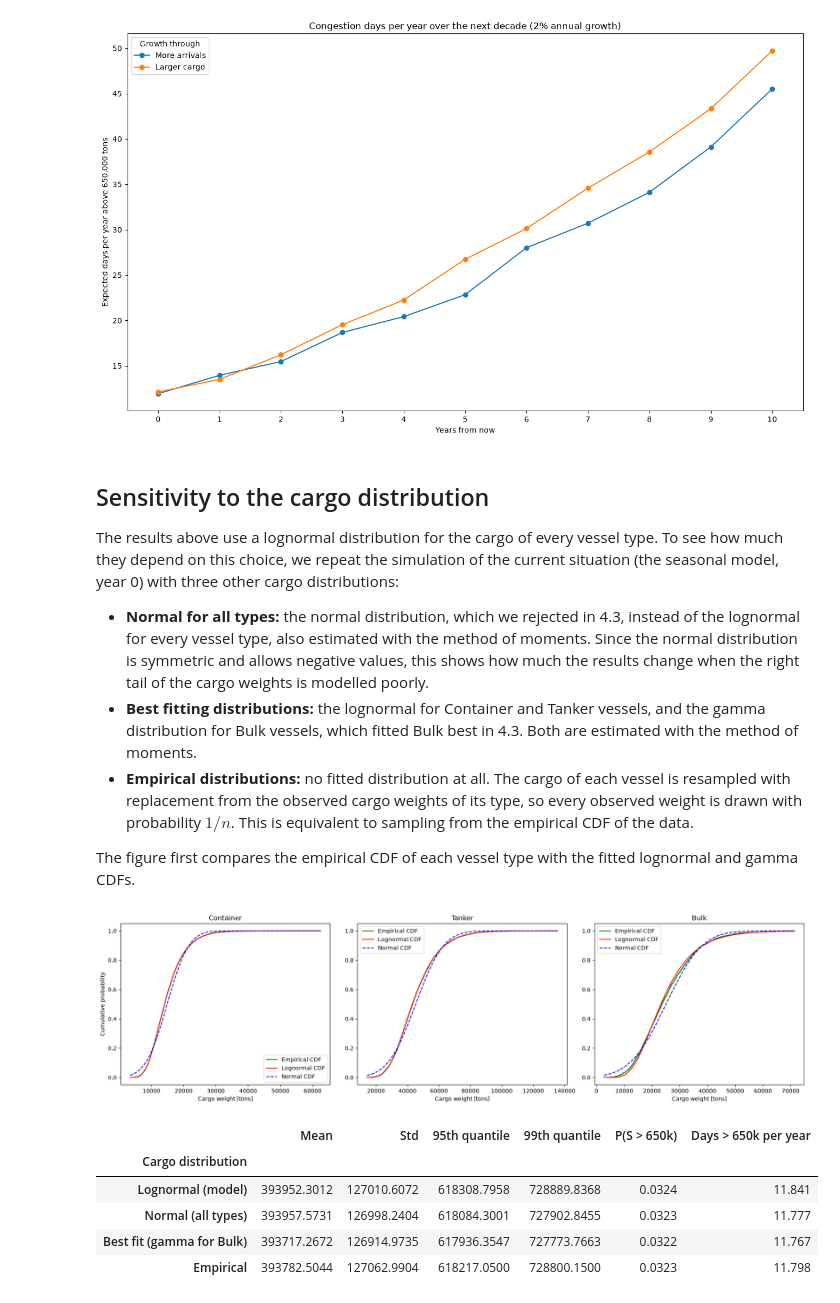
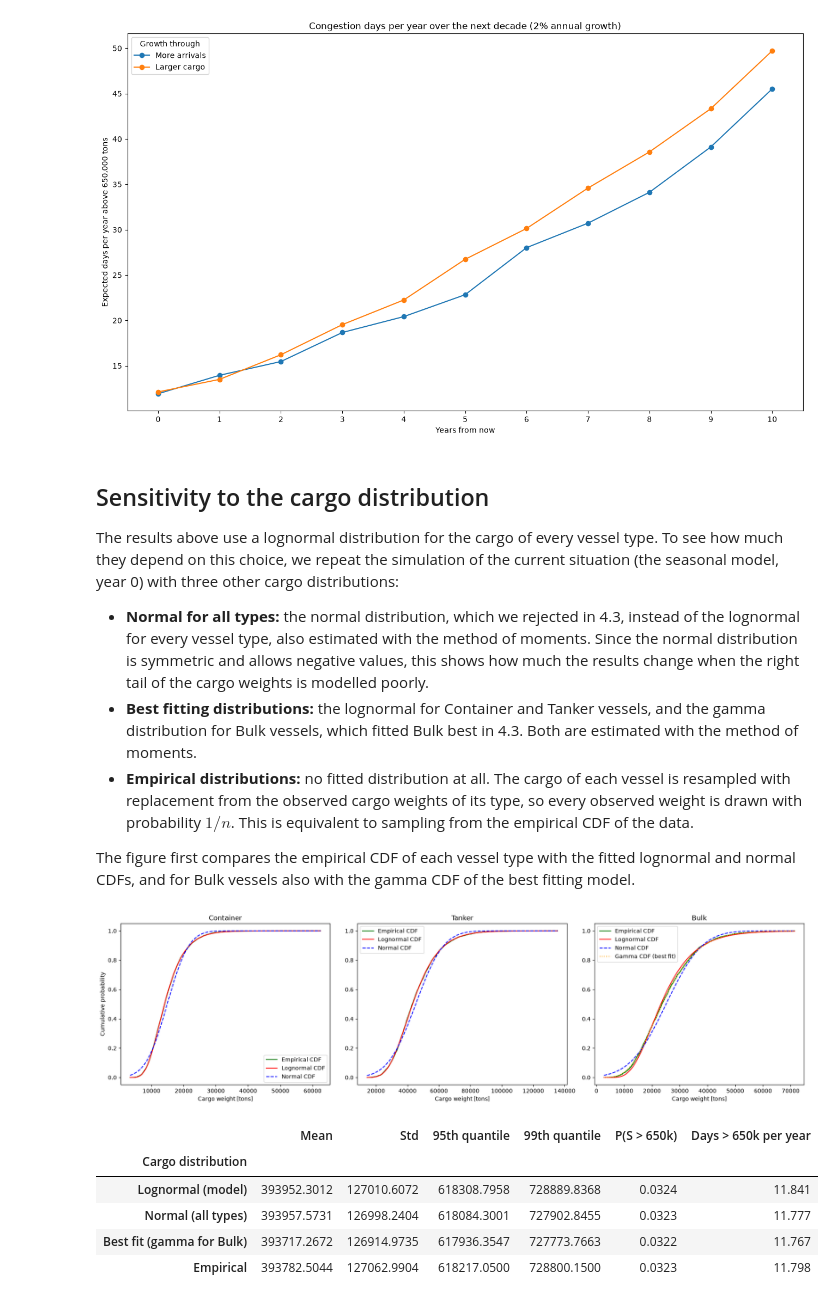
Before and after one commit to nikola300605/Stochastic_Simulation_Group_15, a Jupyter notebook: task_4_7.ipynb, the cells around one changed output. Cells and saved outputs as stored; diff of their text form; code cells hidden in the pictures.

```diff
--- a/task_4_7.ipynb
+++ b/task_4_7.ipynb
@@ -144,26 +144,29 @@ year 0) with three other cargo distributions:
   with replacement from the observed cargo weights of its type, so every observed weight is drawn with
   probability $1/n$. This is equivalent to sampling from the empirical CDF of the data.
 
-The figure first compares the empirical CDF of each vessel type with the fitted lognormal and gamma CDFs.
+The figure first compares the empirical CDF of each vessel type with the fitted lognormal and normal CDFs,
+and for Bulk vessels also with the gamma CDF of the best fitting model.
 # %%
 fig, ax = plt.subplots(figsize = (18, 5), ncols=3)
 
 for i, (t, mom) in enumerate(zip(vessel_types, moments_for_types)):
     data = df[df['Vessel_Type'] == t]['Cargo_tons']
     ecdf = EmpiricalDist(data)
 
     ax[i].step(ecdf.ecdfx, ecdf.ecdfy, color='g', where='post', label='Empirical CDF')
     ax[i].plot(ecdf.ecdfx, fit_lognormal(mom).cdf(ecdf.ecdfx), color='r', label='Lognormal CDF')
     ax[i].plot(ecdf.ecdfx, fit_normal(mom).cdf(ecdf.ecdfx), color='b', linestyle='--', label='Normal CDF')
+    if t == 'Bulk':
+        ax[i].plot(ecdf.ecdfx, fit_gamma(mom).cdf(ecdf.ecdfx), color='orange', linestyle=':', label='Gamma CDF (best fit)')
     ax[i].set_title(t)
     ax[i].set_xlabel("Cargo weight [tons]")
     ax[i].legend()
 
 ax[0].set_ylabel("Cumulative probability")
 plt.tight_layout()
 fig.savefig("figures/cargo_cdfs.png", bbox_inches='tight', dpi=300)
 # %% [output]
-[figure, old version]
+[figure, new version]
 # %%
 seasonal_lambdas = [tuple(monthly_rates.loc[m, vessel_types]) for m in range(1, 13)]
 
```
Also changed, not shown: 1 other file.
